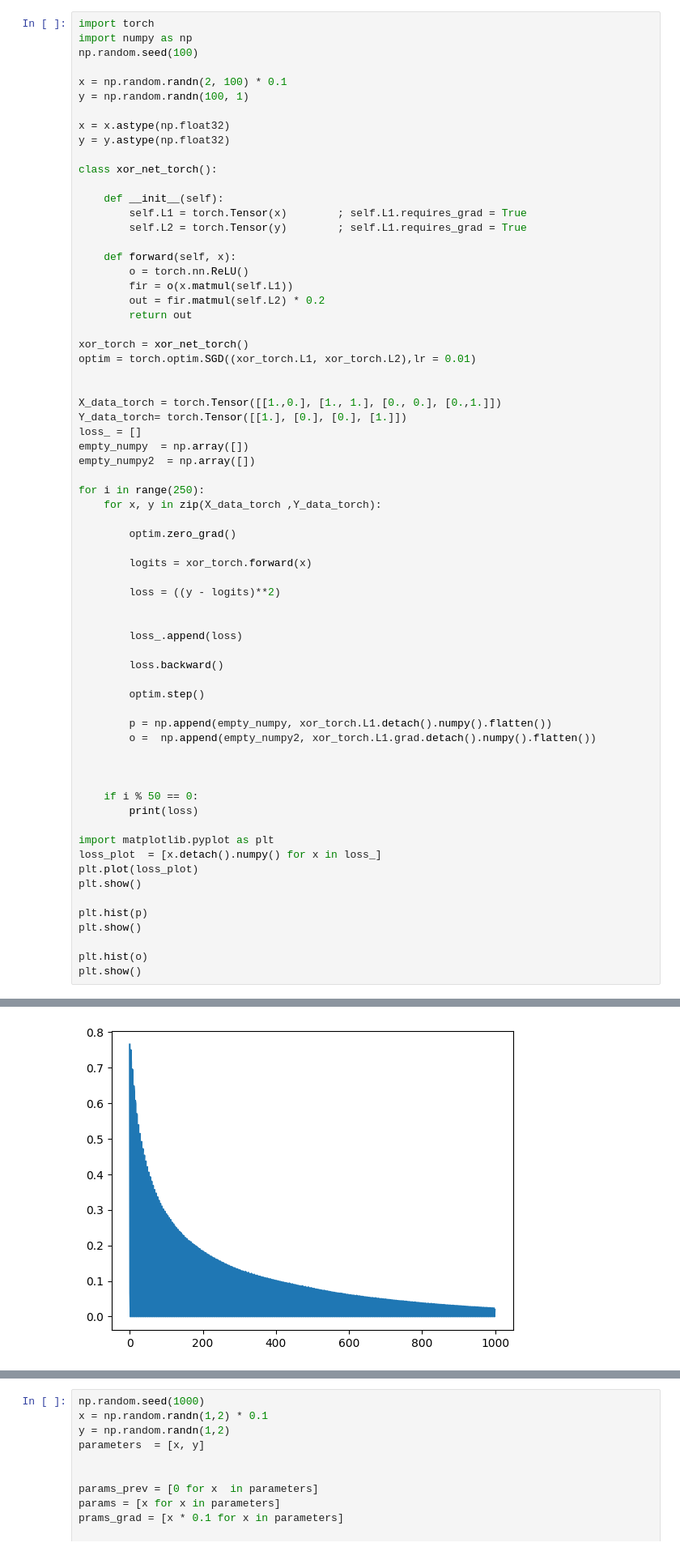
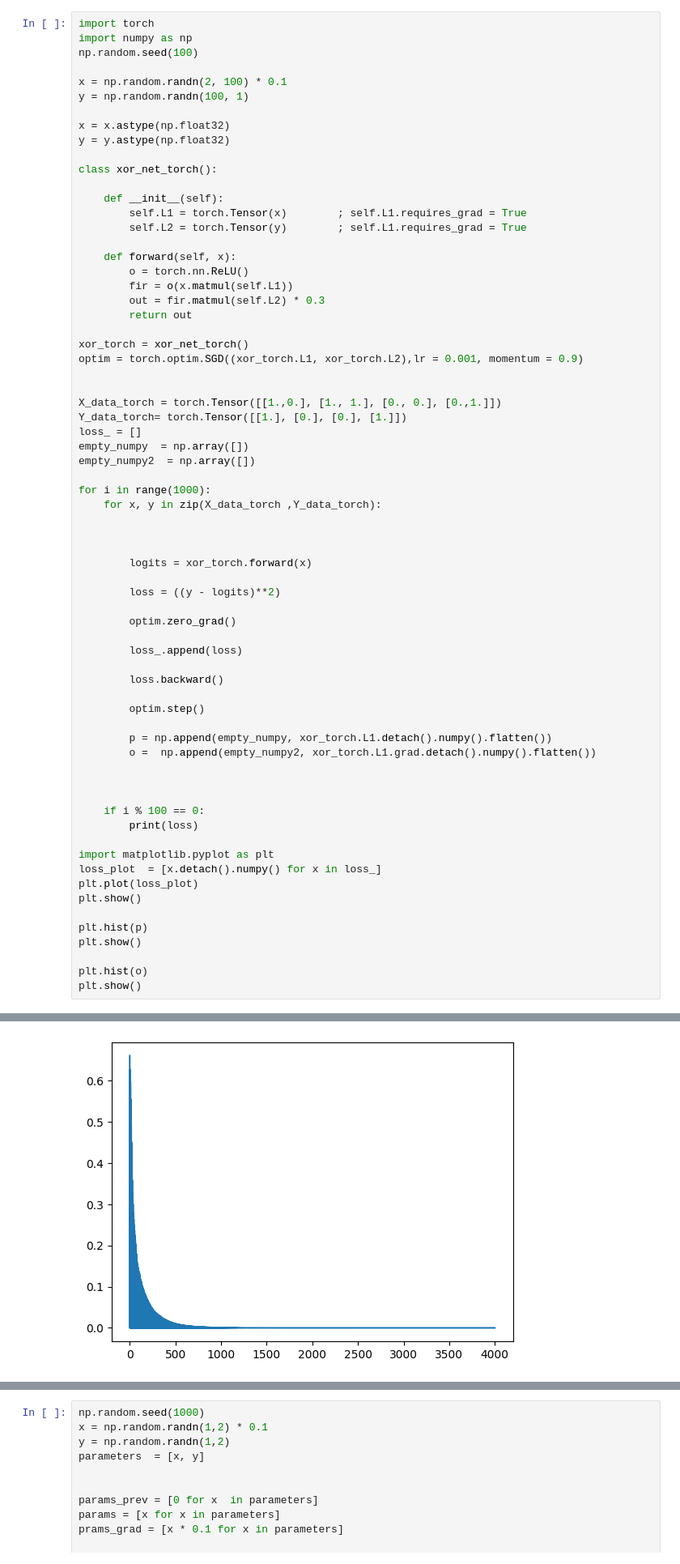
Before and after one commit to PavleAndric/MiniFrameworkV2, a Jupyter notebook: Mini/proba1.ipynb, the cells around one changed output, grey strips where cells are left out. Shown at 81% size. Drawn from its saved outputs; the diff is of its cells as text.

```diff
--- a/Mini/proba1.ipynb
+++ b/Mini/proba1.ipynb
@@ -18,11 +18,11 @@ class xor_net_torch():
     def forward(self, x):
         o = torch.nn.ReLU()
         fir = o(x.matmul(self.L1))
-        out = fir.matmul(self.L2) * 0.2
+        out = fir.matmul(self.L2) * 0.3
         return out
 
 xor_torch = xor_net_torch()
-optim = torch.optim.SGD((xor_torch.L1, xor_torch.L2),lr = 0.01)
+optim = torch.optim.SGD((xor_torch.L1, xor_torch.L2),lr = 0.001, momentum = 0.9)
 
 
 X_data_torch = torch.Tensor([[1.,0.], [1., 1.], [0., 0.], [0.,1.]])
@@ -31,15 +31,16 @@ loss_ = []
 empty_numpy  = np.array([])
 empty_numpy2  = np.array([])
 
-for i in range(250):
+for i in range(1000):
     for x, y in zip(X_data_torch ,Y_data_torch):
 
-        optim.zero_grad()
+
 
         logits = xor_torch.forward(x)
 
         loss = ((y - logits)**2)
 
+        optim.zero_grad()
 
         loss_.append(loss)
 
@@ -52,7 +53,7 @@ for i in range(250):
 
 
 
-    if i % 50 == 0:
+    if i % 100 == 0:
         print(loss)
 
 import matplotlib.pyplot as plt
@@ -74 +80 @@ tensor([0.0308], grad_fn=<PowBackward0>)
-[figure, old version]
+[figure, new version]
```
Also changed, not shown: parts of 5 cells of this notebook, 1 other file.
